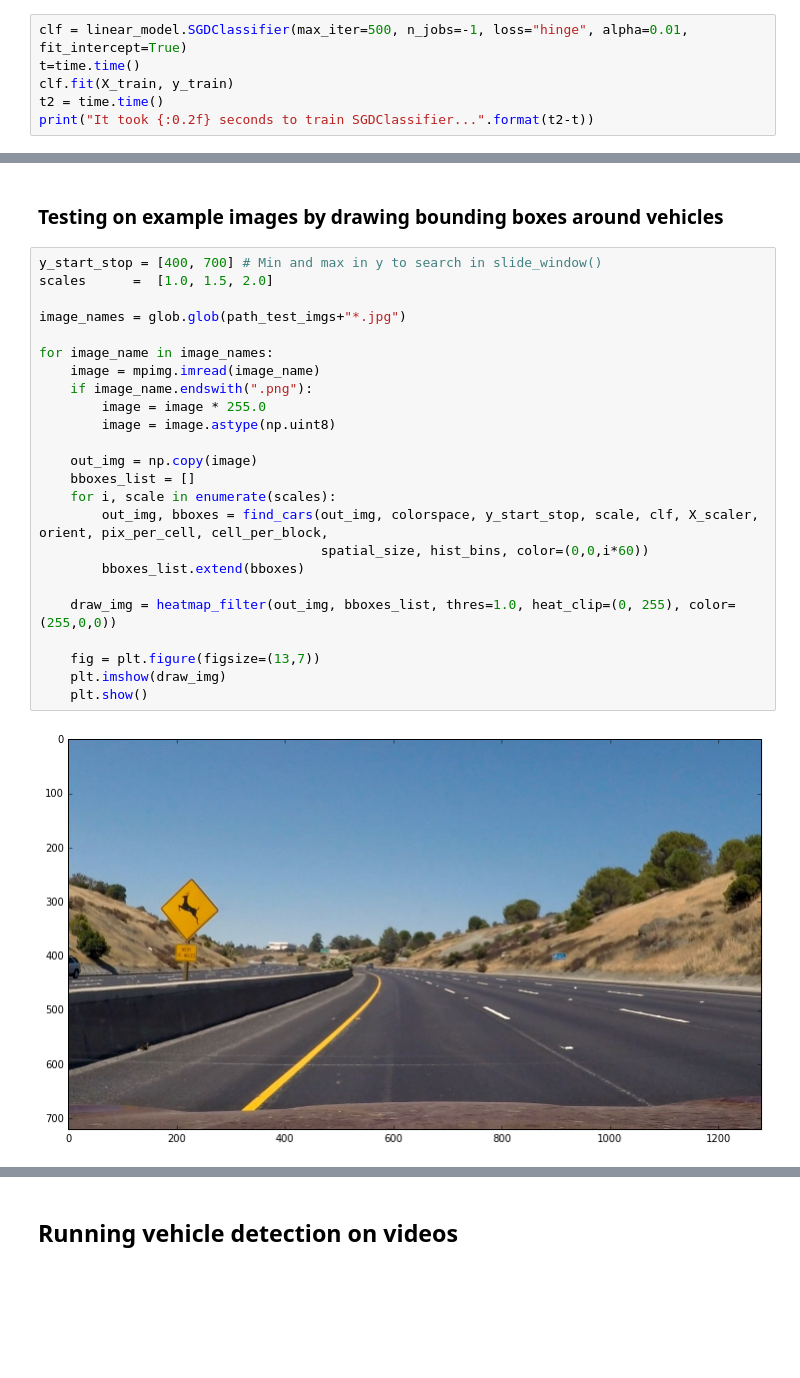
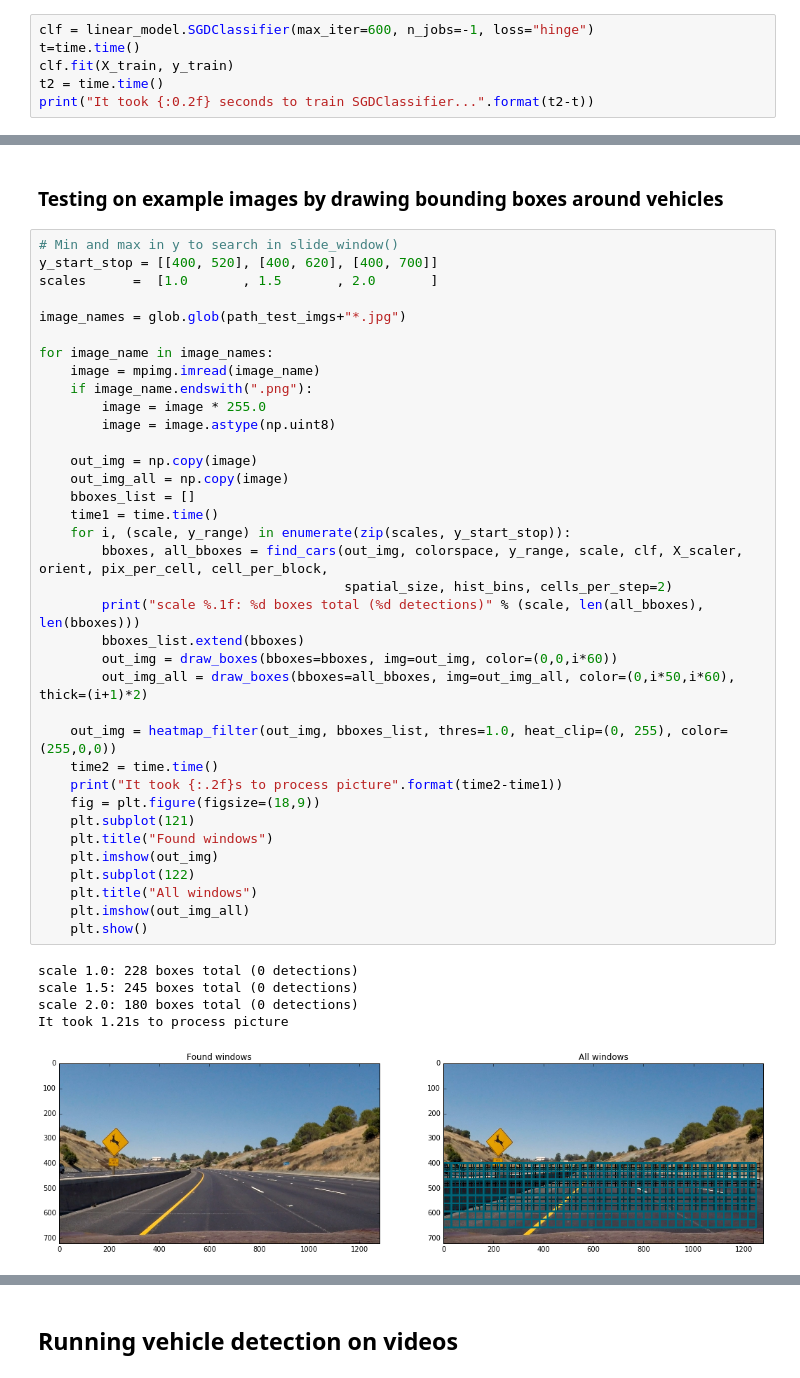
Before and after one commit to da-phil/SDC-vehicle-detection-and-tracking, a Jupyter notebook: vehicle_detection_and_tracking.ipynb, the cells around one changed output, grey strips where cells are left out. Cells and saved outputs as stored; diff of their text form; blank space fills up the shorter version.

```diff
--- a/vehicle_detection_and_tracking.ipynb
+++ b/vehicle_detection_and_tracking.ipynb
@@ -590,5 +600,5 @@ It took 190.65 seconds to train SVC_rbf...
 # %%
-clf = linear_model.SGDClassifier(max_iter=500, n_jobs=-1, loss="hinge", alpha=0.01, fit_intercept=True)
+clf = linear_model.SGDClassifier(max_iter=600, n_jobs=-1, loss="hinge")
 t=time.time()
 clf.fit(X_train, y_train)
 t2 = time.time()
@@ -691,28 +698,44 @@ for idx in notcar_indexes:
 # %% [markdown]
 ### Testing on example images by drawing bounding boxes around vehicles
 # %%
-y_start_stop = [400, 700] # Min and max in y to search in slide_window()
-scales      =  [1.0, 1.5, 2.0]
+# Min and max in y to search in slide_window()
+y_start_stop = [[400, 520], [400, 620], [400, 700]]
+scales      =  [1.0       , 1.5       , 2.0       ]
 
 image_names = glob.glob(path_test_imgs+"*.jpg")
 
 for image_name in image_names:
     image = mpimg.imread(image_name)
     if image_name.endswith(".png"):
         image = image * 255.0
         image = image.astype(np.uint8)
 
     out_img = np.copy(image)
+    out_img_all = np.copy(image)
     bboxes_list = []
-    for i, scale in enumerate(scales):
-        out_img, bboxes = find_cars(out_img, colorspace, y_start_stop, scale, clf, X_scaler, orient, pix_per_cell, cell_per_block,
-                                    spatial_size, hist_bins, color=(0,0,i*60))
+    time1 = time.time()
+    for i, (scale, y_range) in enumerate(zip(scales, y_start_stop)):
+        bboxes, all_bboxes = find_cars(out_img, colorspace, y_range, scale, clf, X_scaler, orient, pix_per_cell, cell_per_block,
+                                       spatial_size, hist_bins, cells_per_step=2)
+        print("scale %.1f: %d boxes total (%d detections)" % (scale, len(all_bboxes), len(bboxes)))
         bboxes_list.extend(bboxes)
+        out_img = draw_boxes(bboxes=bboxes, img=out_img, color=(0,0,i*60))
+        out_img_all = draw_boxes(bboxes=all_bboxes, img=out_img_all, color=(0,i*50,i*60), thick=(i+1)*2)
 
-    draw_img = heatmap_filter(out_img, bboxes_list, thres=1.0, heat_clip=(0, 255), color=(255,0,0))
-
-    fig = plt.figure(figsize=(13,7))
-    plt.imshow(draw_img)
+    out_img = heatmap_filter(out_img, bboxes_list, thres=1.0, heat_clip=(0, 255), color=(255,0,0))
+    time2 = time.time()
+    print("It took {:.2f}s to process picture".format(time2-time1))
+    fig = plt.figure(figsize=(18,9))
+    plt.subplot(121)
+    plt.title("Found windows")
+    plt.imshow(out_img)
+    plt.subplot(122)
+    plt.title("All windows")
+    plt.imshow(out_img_all)
     plt.show()
 # %% [output]
+scale 1.0: 228 boxes total (0 detections)
+scale 1.5: 245 boxes total (0 detections)
+scale 2.0: 180 boxes total (0 detections)
+It took 1.21s to process picture
-[figure, old version]
+[figure, new version]
```
Also changed, not shown: parts of 13 cells of this notebook.
